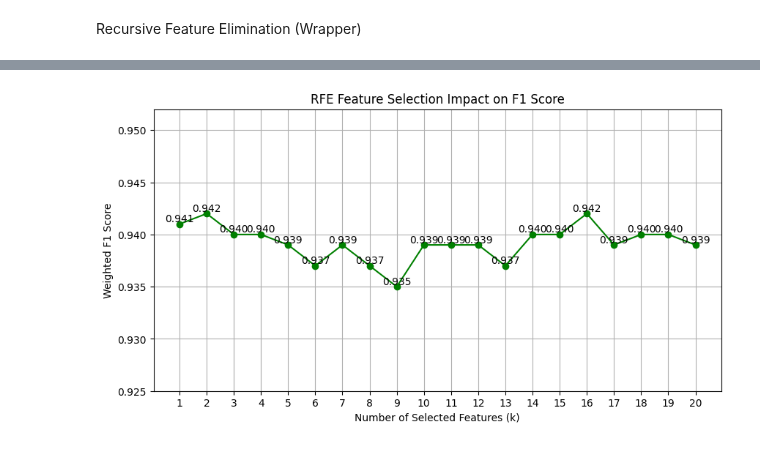
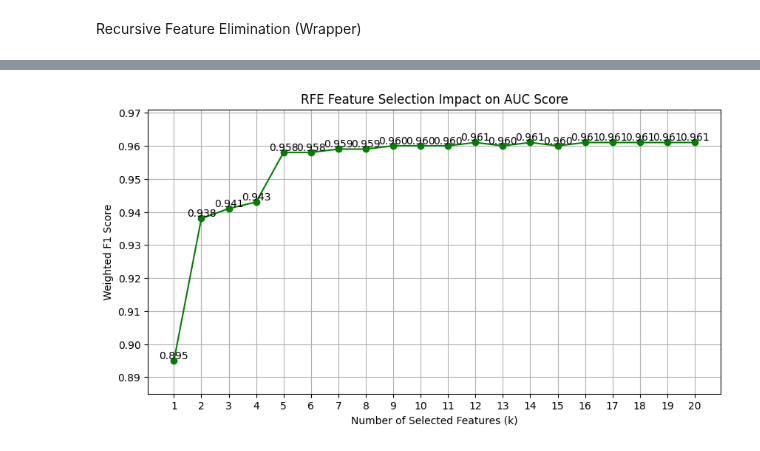
Before and after one commit to Ethxlla/INFO3604-CCO-Backup, a Jupyter notebook: main.ipynb, the cells around one changed output, grey strips where cells are left out. Cells and saved outputs as stored; diff of their text form; code cells hidden in the pictures.

```diff
--- a/main.ipynb
+++ b/main.ipynb
@@ -56,8 +62,0 @@ GBC using all features of the dataset
-# %%
-gbc = GradientBoostingClassifier(random_state=42)
-
-gbc.fit(X_train, y_train)
-preds = gbc.predict(X_test)
-
-f1_score_all = round(f1_score(y_test, preds, average='weighted'), 3)
-print(f"F1 Score: {f1_score_all}")
@@ -82,9 +108,2 @@ plt.show()
 # %% [markdown]
 Dropping Features with variance below 0.8
-# %%
-sel_X_train = X_train_V.drop(["user_lang", "lang", "time_zone", "location", "source", "hour", "weekday", "month", "year"], axis=1)
-sel_X_test = X_test_V.drop(["user_lang", "lang", "time_zone", "location", "source", "hour", "weekday", "month", "year"], axis=1)
-gbc.fit(sel_X_train, y_train_V)
-var_preds = gbc.predict(sel_X_test)
-f1_score_var = round(f1_score(y_test_V, var_preds, average="weighted"), 3)
-print(f1_score_var)
@@ -145,22 +210,2 @@ plt.show()
 # %% [markdown]
 Recursive Feature Elimination (Wrapper)
-# %%
-X_train_V2, X_test_V2, y_train_V2, y_test_V2 = X_train.copy(), X_test.copy(), y_train.copy(), y_test.copy()
-
-ref_f1_scores = []
-
-for k in range(1, 21):
-    RFE_selector = RFE(estimator=gbc, n_features_to_select=k, step=1)
-    RFE_selector.fit(X_train_V2, y_train_V2)
-
-    sel_X_train_V2 = RFE_selector.transform(X_train_V2)
-    sel_X_test_V2 = RFE_selector.transform(X_test_V2)
-
-    selected_features = np.where(RFE_selector.support_)[0]
-    feature_counts.update(selected_features)
-
-    gbc.fit(sel_X_train_V2, y_train_V2)
-    RFE_preds = gbc.predict(sel_X_test_V2)
-
-    f1_score_RFE = round(f1_score(y_test_V2, RFE_preds, average="weighted"), 3)
-    ref_f1_scores.append(f1_score_RFE)
@@ -167,16 +265,16 @@ for k in range(1, 21):
 # %%
 plt.figure(figsize=(10, 5))
-plt.plot(range(1, 21), ref_f1_scores, marker='o', linestyle='-', color='g')
+plt.plot(range(1, 21), auc_score_list, marker='o', linestyle='-', color='g')
 plt.xlabel("Number of Selected Features (k)")
 plt.ylabel("Weighted F1 Score")
-plt.title("RFE Feature Selection Impact on F1 Score")
+plt.title("RFE Feature Selection Impact on AUC Score")
 plt.xticks(range(1, 21))
-plt.ylim(min(ref_f1_scores) - 0.01, max(ref_f1_scores) + 0.01)
+plt.ylim(min(auc_score_list) - 0.01, max(auc_score_list) + 0.01)
 plt.grid(True)
 
-for i, score in enumerate(ref_f1_scores, 1):
+for i, score in enumerate(auc_score_list, 1):
     plt.text(i, score, f"{score:.3f}", ha='center', va='bottom', fontsize=10)
 
 plt.show()
 # %% [output]
-[figure, old version]
+[figure, new version]
```
Also changed, not shown: parts of 14 cells of this notebook.
